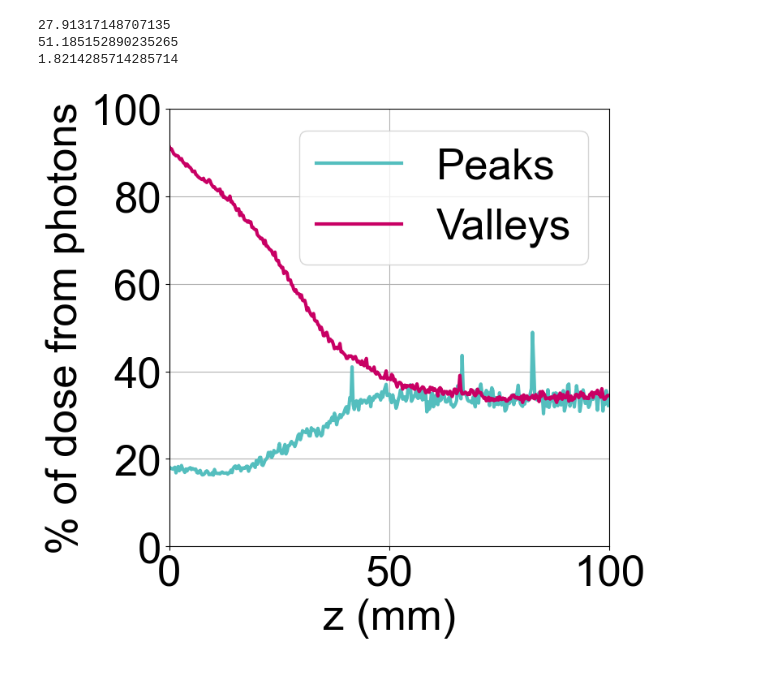
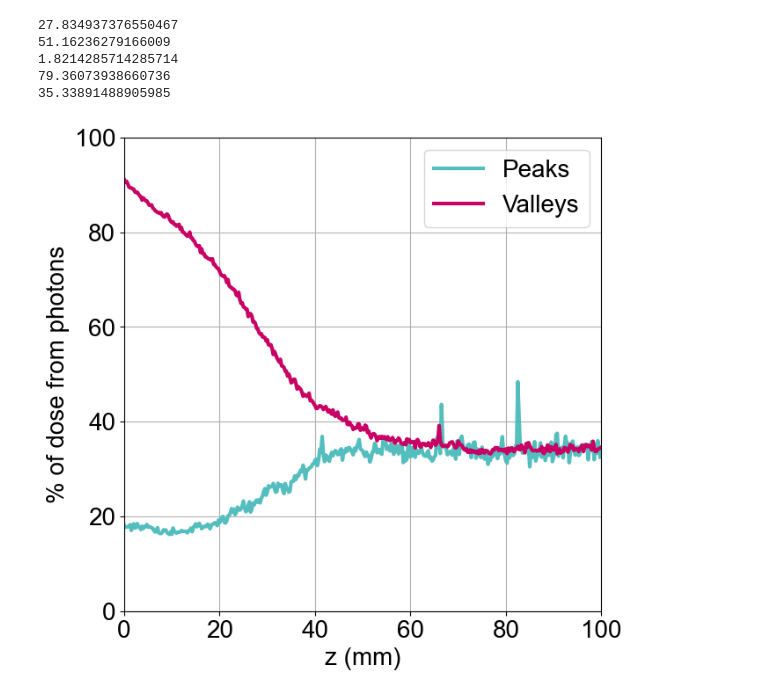
Before and after one commit to NathanClements2000/MedPhysAndSchool, a Jupyter notebook: CLEAR-Thesis/Read SFRT clear_GRID_waterphantom-newsims.ipynb, the cells around one changed output. Cells and saved outputs as stored; diff of their text form; code cells hidden in the pictures.

```diff
--- a/CLEAR-Thesis/Read SFRT clear_GRID_waterphantom-newsims.ipynb
+++ b/CLEAR-Thesis/Read SFRT clear_GRID_waterphantom-newsims.ipynb
@@ -11,14 +11,15 @@ from skimage.feature import peak_local_max
 all_data={}
 my_array=np.zeros((250,250,400))
 stds=np.zeros((250,250,400))
-data03=pd.read_csv("D:Desktop/thesis/results/new_dosetomedium__clear_SFRT_waterphantom200MeV__2.csv",delimiter= ',',comment='#',names=['x','y','z','dose','stderror'],dtype={'x':int,'y':int,'z':int,'dose':float,'stderror':float})
+data03=pd.read_csv("D:Desktop/thesis/results/new_dosetomedium__clear_SFRT_waterphantom200MeV__1.csv",delimiter= ',',comment='#',names=['x','y','z','dose','stderror'],dtype={'x':int,'y':int,'z':int,'dose':float,'stderror':float})
 data03.stderror=data03.stderror/np.sqrt(500000)
+data03.stderror=1/((data03.stderror/(1.60218e-19)*(8.2*10**-9))**2)
 for i in np.arange(2,21):
     data1=pd.read_csv("D:Desktop/thesis/results/new_dosetomedium__clear_SFRT_waterphantom200MeV__"+str(i)+".csv",delimiter= ',',comment='#',names=['x','y','z','dose','stderror'],dtype={'x':int,'y':int,'z':int,'dose':float,'stderror':float})
     data03.dose=data03.dose + data1.dose
-    data03.stderror=np.sqrt(data03.stderror**2+(data1.stderror/500000)**2)
+    data03.stderror=data03.stderror +  (1/(data1.stderror/np.sqrt(500000)/(1.60218e-19)*(8.2*10**-9))**2)
 data03.dose=data03.dose/(1.60218e-19)*(8.2*10**-9)/20
-data03.stderror=data03.stderror/(1.60218e-19)*(8.2*10**-9)
+data03.stderror=np.sqrt(1/data03.stderror)
 for i in np.arange(0,len(data03.dose)):
     my_array[data03.x[i]][data03.y[i]][data03.z[i]]=data03.dose[i]
     stds[data03.x[i]][data03.y[i]][data03.z[i]]=data03.stderror[i]
@@ -32,17 +33,25 @@ GRID_std=GRID_std.T
 # %%
 all_data={}
 my_array=np.zeros((250,250,400))
-data03=pd.read_csv("D:Desktop/thesis/results/new_gammaprimary_clear_SFRT_waterphantom200MeV__2.csv",delimiter= ',',comment='#',names=['x','y','z','dose','std'],dtype={'x':int,'y':int,'z':int,'dose':float,'std':float})
+stds=np.zeros((250,250,400))
+data03=pd.read_csv("D:Desktop/thesis/results/new_gammaprimary_clear_SFRT_waterphantom200MeV__1.csv",delimiter= ',',comment='#',names=['x','y','z','dose','stderror'],dtype={'x':int,'y':int,'z':int,'dose':float,'stderror':float})
+data03.stderror=data03.stderror/np.sqrt(500000)
 for i in np.arange(2,21):
-    data1=pd.read_csv("D:Desktop/thesis/results/new_gammaprimary_clear_SFRT_waterphantom200MeV__"+str(i)+".csv",delimiter= ',',comment='#',names=['x','y','z','dose','std'],dtype={'x':int,'y':int,'z':int,'dose':float,'std':float})
+    data1=pd.read_csv("D:Desktop/thesis/results/new_gammaprimary_clear_SFRT_waterphantom200MeV__"+str(i)+".csv",delimiter= ',',comment='#',names=['x','y','z','dose','stderror'],dtype={'x':int,'y':int,'z':int,'dose':float,'stderror':float})
     data03.dose=data03.dose + data1.dose
+    data03.stderror=np.sqrt(data03.stderror**2+(data1.stderror/500000)**2)
 data03.dose=data03.dose/(1.60218e-19)*(8.2*10**-9)/20
+data03.stderror=data03.stderror/(1.60218e-19)*(8.2*10**-9)
 for i in np.arange(0,len(data03.dose)):
     my_array[data03.x[i]][data03.y[i]][data03.z[i]]=data03.dose[i]
+    stds[data03.x[i]][data03.y[i]][data03.z[i]]=data03.stderror[i]
 all_data[200]=np.array(my_array)
+all_data['std']=np.array(stds)
 
 GRID_photon=all_data[200]
 GRID_photon=GRID_photon.T
+GRID_photon_std=all_data['std']
+GRID_photon_std=GRID_photon_std.T
 # %%
 %matplotlib inline
 #matplotlib.rc('font', **font)
@@ -275,21 +284,45 @@ photon_valleys=valleys
 [figure]
 [figure]
 # %%
+font = {'family' : 'Arial',
+        'weight' : 'normal',
+        'size'   : 20}
+
+matplotlib.rc('font', **font)
+
 figure(1,figsize=(7,7))
 plt.plot(z,photon_peaks/peaks*100,lw=3,label='Peaks')
 plt.plot(z,photon_valleys/valleys*100,lw=3,label='Valleys')
 plt.grid()
 plt.ylim(0,100)
 plt.xlim(0,100)
 plt.xlabel('z (mm)')
 plt.ylabel('% of dose from photons')
 plt.legend()
 
 print(np.mean(photon_peaks[52:252]/peaks[52:252])*100)
 print(np.mean(photon_valleys[52:252]/valleys[52:252])*100)
 print(51/28)
+
+a=[]
+b=[]
+for i in np.arange(0,11):
+    a.append(photon_peaks[52+i*20]/peaks[52+i*20]*100)
+    b.append(photon_valleys[52+i*20]/valleys[52+i*20]*100)
+figure(2,figsize=(6,6))
+plt.plot([photon_peaks[52+i*20] for i in np.arange(0,11)],CAXdiff,label='peaks',marker='o')
+plt.plot([photon_valleys[52+i*20] for i in np.arange(0,11)],valdiff,label='valleys',marker='o')
+plt.ylabel('% discrepancy from film and sim')
+plt.xlabel('Absolute dose from photons (Gy)')
+plt.grid()
+plt.legend()
+
+print((photon_valleys[52]/valleys[52])*100)
+print((photon_valleys[252]/valleys[252])*100)
 # %% [output]
-27.91317148707135
-51.185152890235265
+27.834937376550467
+51.16236279166009
 1.8214285714285714
+79.36073938660736
+35.33891488905985
-[figure, old version]
+[figure, new version]
```
Also changed, not shown: parts of 5 cells of this notebook, 4 other files.
